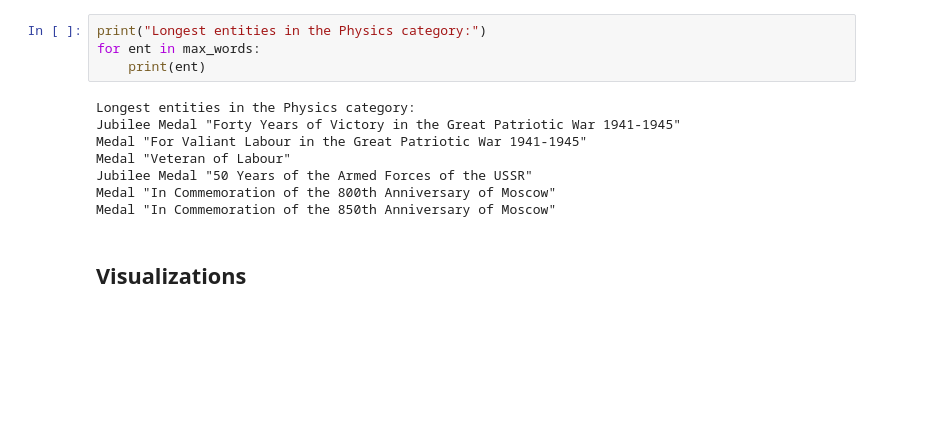
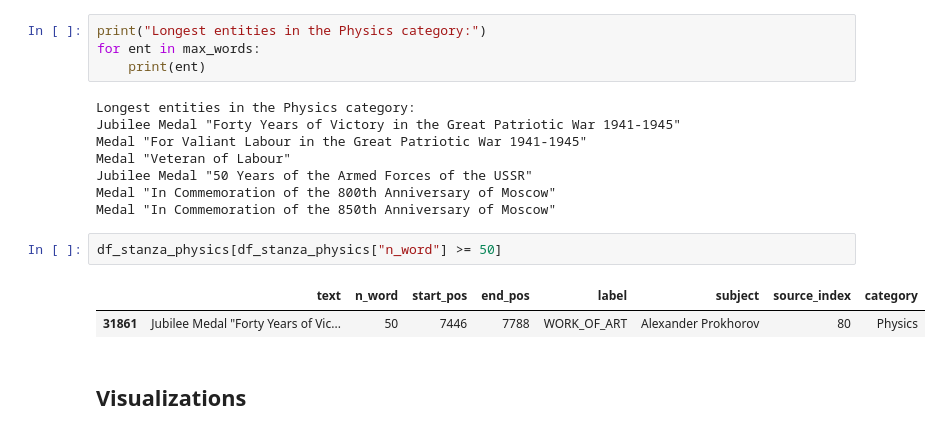
Before and after one commit to alberto-lorente/stir-fried-data, a Jupyter notebook: Part 2 - SpaCy and Stanza performance for NER/2.1 Named Entity Recognition/NER_Stats_comparison.ipynb, the cells around one changed output. Cells and saved outputs as stored; diff of their text form; blank space fills up the shorter version.

```diff
--- a/Part 2 - SpaCy and Stanza performance for NER/2.1 Named Entity Recognition/NER_Stats_comparison.ipynb
+++ b/Part 2 - SpaCy and Stanza performance for NER/2.1 Named Entity Recognition/NER_Stats_comparison.ipynb
@@ -265,6 +284,11 @@ Medal "Veteran of Labour"
 Jubilee Medal "50 Years of the Armed Forces of the USSR"
 Medal "In Commemoration of the 800th Anniversary of Moscow"
 Medal "In Commemoration of the 850th Anniversary of Moscow"
+# %%
+df_stanza_physics[df_stanza_physics["n_word"] >= 50]
+# %% [output]
+|  | text | n_word | start_pos | end_pos | label | subject | source_index | category |
+| 31861 | Jubilee Medal "Forty Years of Vic... | 50 | 7446 | 7788 | WORK_OF_ART | Alexander Prokhorov | 80 | Physics |
 # %% [markdown]
 ## Visualizations
 # %%
```
Also changed, not shown: parts of 4 cells of this notebook.
